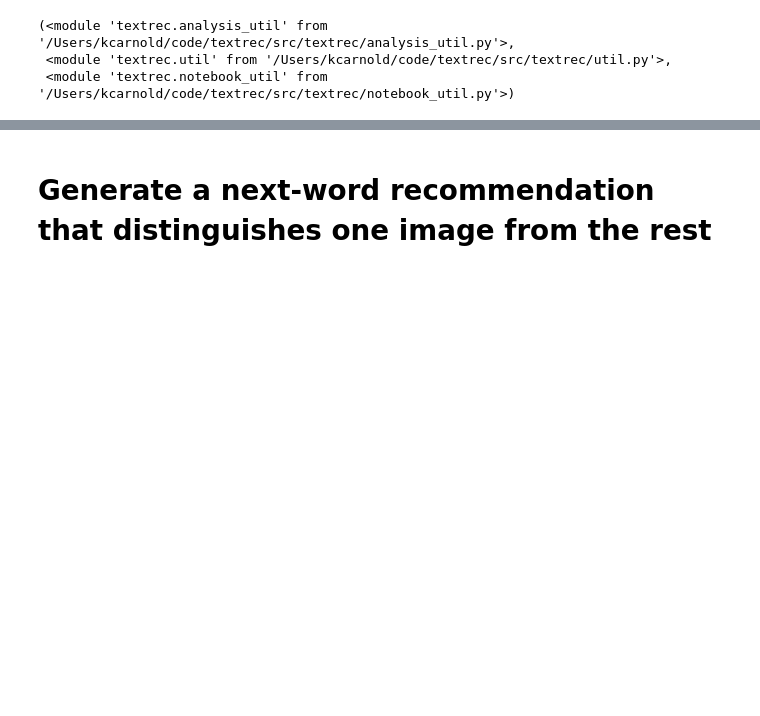
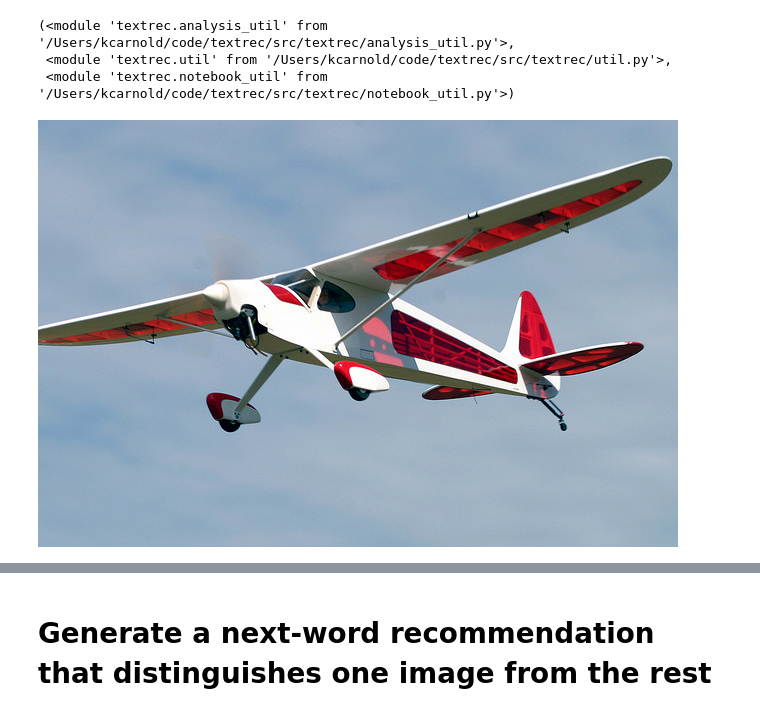
Before and after one commit to kcarnold/textrec, a Jupyter notebook: notebooks/Discriminative.ipynb, the cells around one changed output, grey strips where cells are left out. Drawn from its saved outputs; the diff is of its cells as text; code cells hidden in the pictures; blank space fills up the shorter version.

```diff
--- a/notebooks/Discriminative.ipynb
+++ b/notebooks/Discriminative.ipynb
@@ -25,11 +25,7 @@ Done
  <module 'textrec.util' from '/Users/kcarnold/code/textrec/src/textrec/util.py'>,
  <module 'textrec.notebook_util' from '/Users/kcarnold/code/textrec/src/textrec/notebook_util.py'>)
 # %%
-images = notebook_util.images
-id2img = notebook_util.id2img
-id2url = notebook_util.id2url
-images_by_split = notebook_util.images_by_split
-show_images = notebook_util.show_images
+from textrec.notebook_util import images, id2img, id2url, images_by_split, show_images
 # %%
 #vectorizer, valid_img_by_word = util.get_vectorized_captions(split='val')
 cap_vectorizer, caption_vecs = util.get_vectorized_captions()
@@ -38,4 +34,9 @@ def get_similar_images(caption, n=10):
     query_vec = cap_vectorizer.transform([caption])
     similarity = caption_vecs.dot(query_vec.T).A.ravel()
     return [images[idx]['cocoid'] for idx in np.argsort(similarity)[-n:][::-1]]
+# %%
+#Image(id2url[images_by_split['val'][50]['cocoid']])
+Image(id2url[images_by_split['val'][20]['cocoid']])
+# %% [output]
+[figure, added]
 # %%
```
Also changed, not shown: parts of 3 cells of this notebook, 2 other files.
